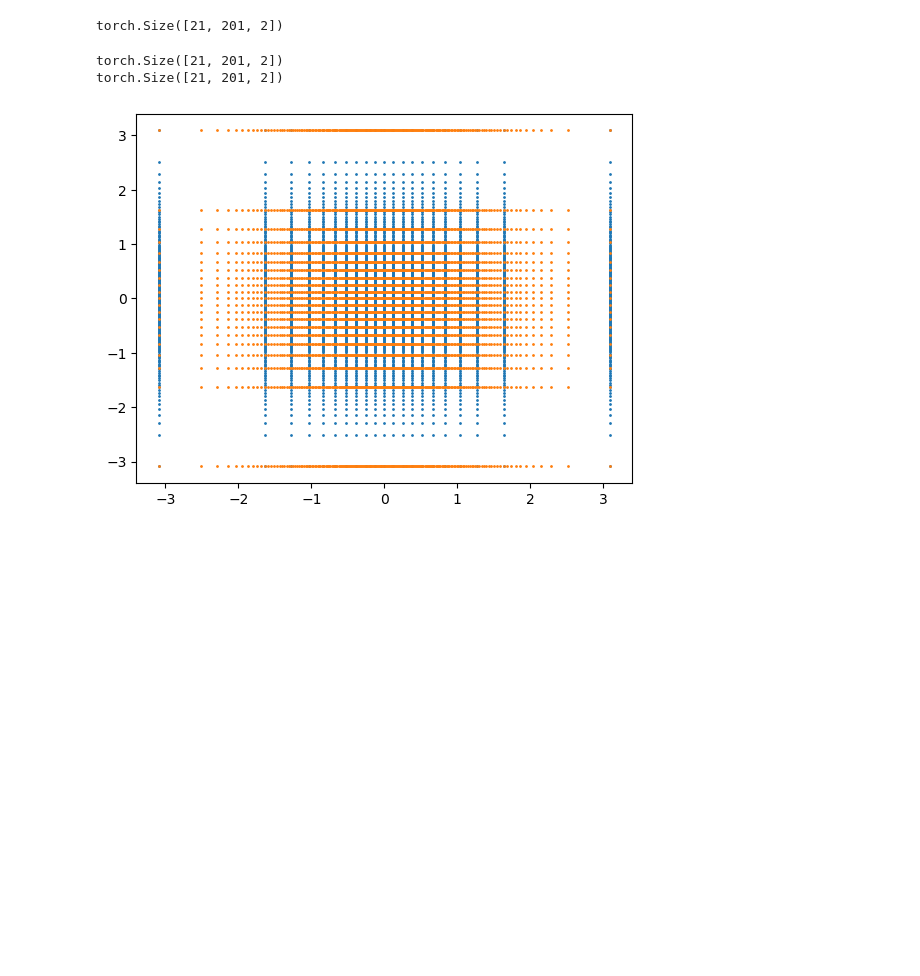
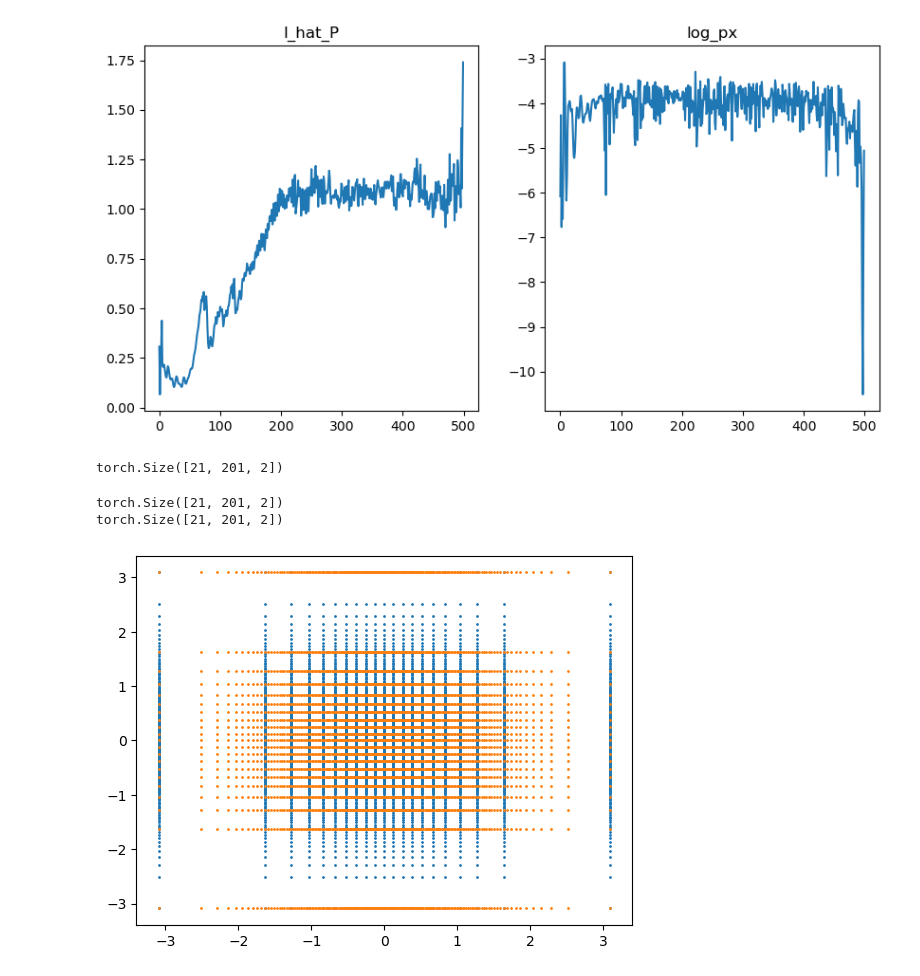
Before and after one commit to BP4769/normalizing-flows, a Jupyter notebook: notebooks/testing-blaz.ipynb, the cells around one changed output. Saved outputs shown, nothing was run; the diff lists cells and outputs as text; code cells hidden in the pictures; blank space fills up the shorter version.

```diff
--- a/notebooks/testing-blaz.ipynb
+++ b/notebooks/testing-blaz.ipynb
@@ -50,4 +104,23 @@ PM_flow = PrincipalManifoldFlow(RealNVP(n_dim, n_layers=10), record_Ihat_P=True,
 PM_flow.fit(data_tensor, show_progress=True)
+# %%
+I_hat_P = PM_flow.get_Ihat_P()
+log_px = PM_flow.get_log_px()
+
+# print("I_hat_P: ", I_hat_P)
+# print("I_hat_P average: ", torch.mean(I_hat_P))
+
+# print("log_px: ", log_px)
+# print("log_px average: ", torch.mean(log_px))
+
+# plot I_hat_P and log_px
+fig, ax = plt.subplots(1, 2, figsize=(10, 5))
+ax[0].plot(I_hat_P)
+ax[0].set_title("I_hat_P")
+ax[1].plot(log_px)
+ax[1].set_title("log_px")
+plt.show()
+# %% [output]
+[figure, added]
 # %%
 from scipy.stats import norm
 
```
Also changed, not shown: parts of 8 cells of this notebook, 1 other file.
